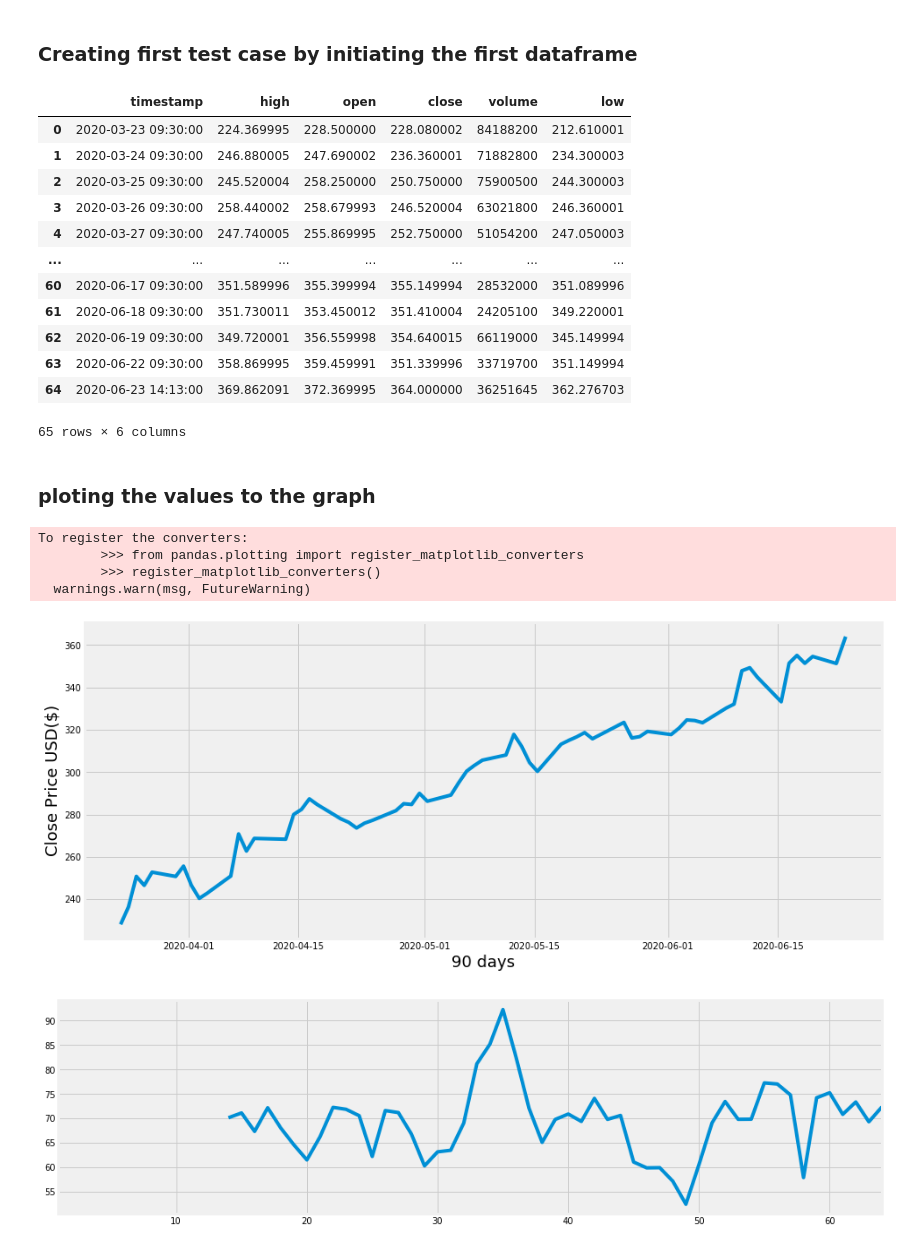
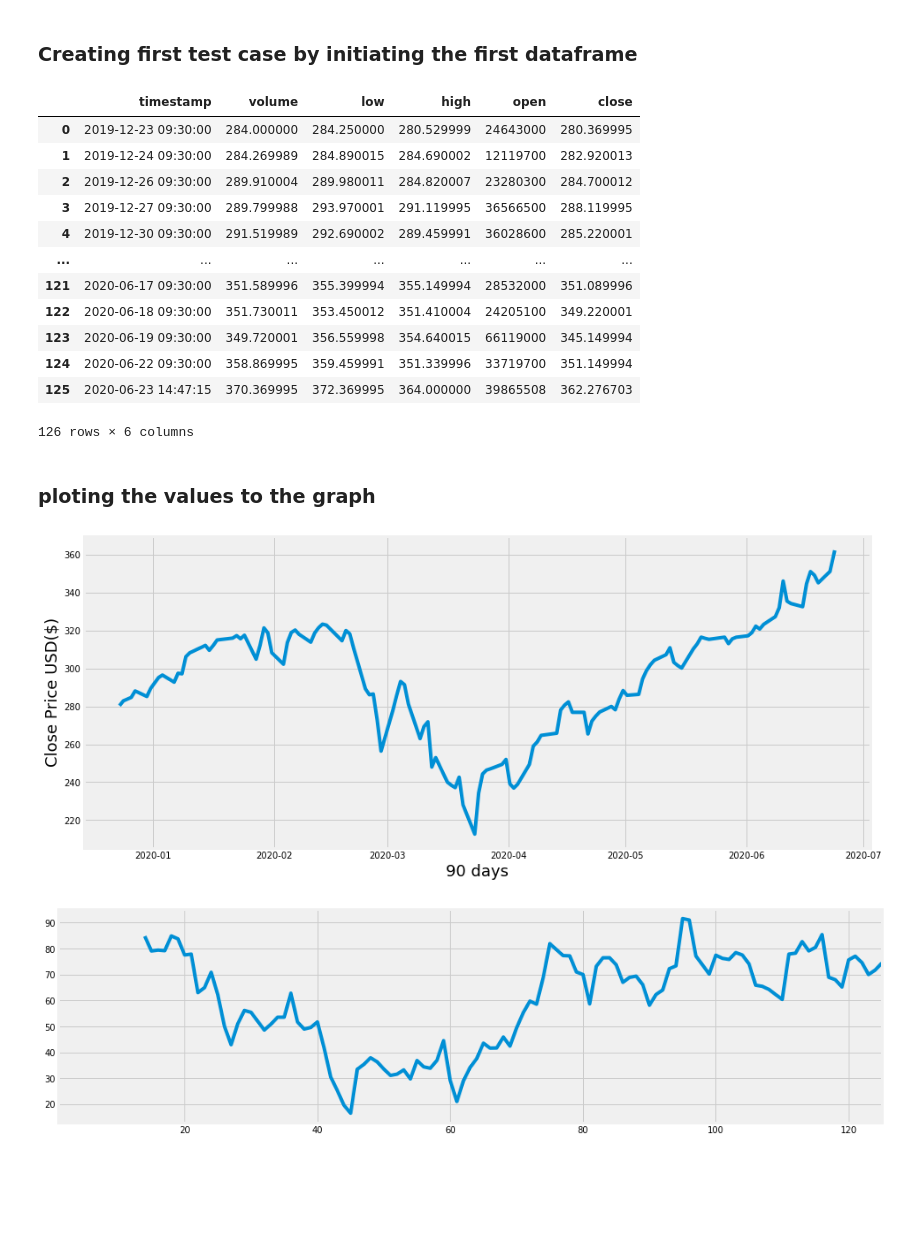
Before and after one commit to francose/algorithmicTrading, a Jupyter notebook: SwingTrading.ipynb, the cells around one changed output. Saved outputs shown, nothing was run; the diff lists cells and outputs as text; code cells hidden in the pictures; blank space fills up the shorter version.

```diff
--- a/SwingTrading.ipynb
+++ b/SwingTrading.ipynb
@@ -24,7 +24,7 @@ def createUrl(symb, rng, interval):
 # %% [markdown]
 ### Creating first test case by initiating the first dataframe
 # %%
-endpoint=createUrl("aapl", "3mo", "1d")
+endpoint=createUrl("aapl", "6mo", "1d")
 req = requests.get(endpoint)
 rawJson = req.json()
 
@@ -49,34 +49,33 @@ df[column_name[5]] = raw_data['low']
 
 df
 # %% [output]
-|  | timestamp | high | open | close | volume | low |
-| 0 | 2020-03-23 09:30:00 | 224.369995 | 228.500000 | 228.080002 | 84188200 | 212.610001 |
-| 1 | 2020-03-24 09:30:00 | 246.880005 | 247.690002 | 236.360001 | 71882800 | 234.300003 |
-| 2 | 2020-03-25 09:30:00 | 245.520004 | 258.250000 | 250.750000 | 75900500 | 244.300003 |
-| 3 | 2020-03-26 09:30:00 | 258.440002 | 258.679993 | 246.520004 | 63021800 | 246.360001 |
-| 4 | 2020-03-27 09:30:00 | 247.740005 | 255.869995 | 252.750000 | 51054200 | 247.050003 |
+|  | timestamp | volume | low | high | open | close |
+| 0 | 2019-12-23 09:30:00 | 284.000000 | 284.250000 | 280.529999 | 24643000 | 280.369995 |
+| 1 | 2019-12-24 09:30:00 | 284.269989 | 284.890015 | 284.690002 | 12119700 | 282.920013 |
+| 2 | 2019-12-26 09:30:00 | 289.910004 | 289.980011 | 284.820007 | 23280300 | 284.700012 |
+| 3 | 2019-12-27 09:30:00 | 289.799988 | 293.970001 | 291.119995 | 36566500 | 288.119995 |
+| 4 | 2019-12-30 09:30:00 | 291.519989 | 292.690002 | 289.459991 | 36028600 | 285.220001 |
 | ... | ... | ... | ... | ... | ... | ... |
-| 60 | 2020-06-17 09:30:00 | 351.589996 | 355.399994 | 355.149994 | 28532000 | 351.089996 |
-| 61 | 2020-06-18 09:30:00 | 351.730011 | 353.450012 | 351.410004 | 24205100 | 349.220001 |
-| 62 | 2020-06-19 09:30:00 | 349.720001 | 356.559998 | 354.640015 | 66119000 | 345.149994 |
-| 63 | 2020-06-22 09:30:00 | 358.869995 | 359.459991 | 351.339996 | 33719700 | 351.149994 |
-| 64 | 2020-06-23 14:13:00 | 369.862091 | 372.369995 | 364.000000 | 36251645 | 362.276703 |
+| 121 | 2020-06-17 09:30:00 | 351.589996 | 355.399994 | 355.149994 | 28532000 | 351.089996 |
+| 122 | 2020-06-18 09:30:00 | 351.730011 | 353.450012 | 351.410004 | 24205100 | 349.220001 |
+| 123 | 2020-06-19 09:30:00 | 349.720001 | 356.559998 | 354.640015 | 66119000 | 345.149994 |
+| 124 | 2020-06-22 09:30:00 | 358.869995 | 359.459991 | 351.339996 | 33719700 | 351.149994 |
+| 125 | 2020-06-23 14:47:15 | 370.369995 | 372.369995 | 364.000000 | 39865508 | 362.276703 |
-65 rows × 6 columns
+126 rows × 6 columns
 # %% [markdown]
 ### ploting the values to the graph
 # %%
+from pandas.plotting import register_matplotlib_converters
+register_matplotlib_converters()
+
 
 plt.figure(figsize=(14.2, 6.5))
 plt.plot(df.timestamp, df.close, label="Close Price")
 plt.xlabel("90 days", fontsize=18)
 plt.ylabel("Close Price USD($)", fontsize=18)
 plt.show()
 # %% [output]
-To register the converters:
-        >>> from pandas.plotting import register_matplotlib_converters
-        >>> register_matplotlib_converters()
-  warnings.warn(msg, FutureWarning)
-[figure, old version]
+[figure, new version]
 # %%
 # Preparing the data for calculating the RSI
 
@@ -113,7 +112,7 @@ plt.figure(figsize=(15, 4.5))
 rsi.plot()
 plt.show()
 # %% [output]
-[figure, old version]
+[figure, new version]
 # %%
 newdf = pd.DataFrame()
 newdf["close"] = df["close"]
```
Also changed, not shown: parts of 2 cells of this notebook.
